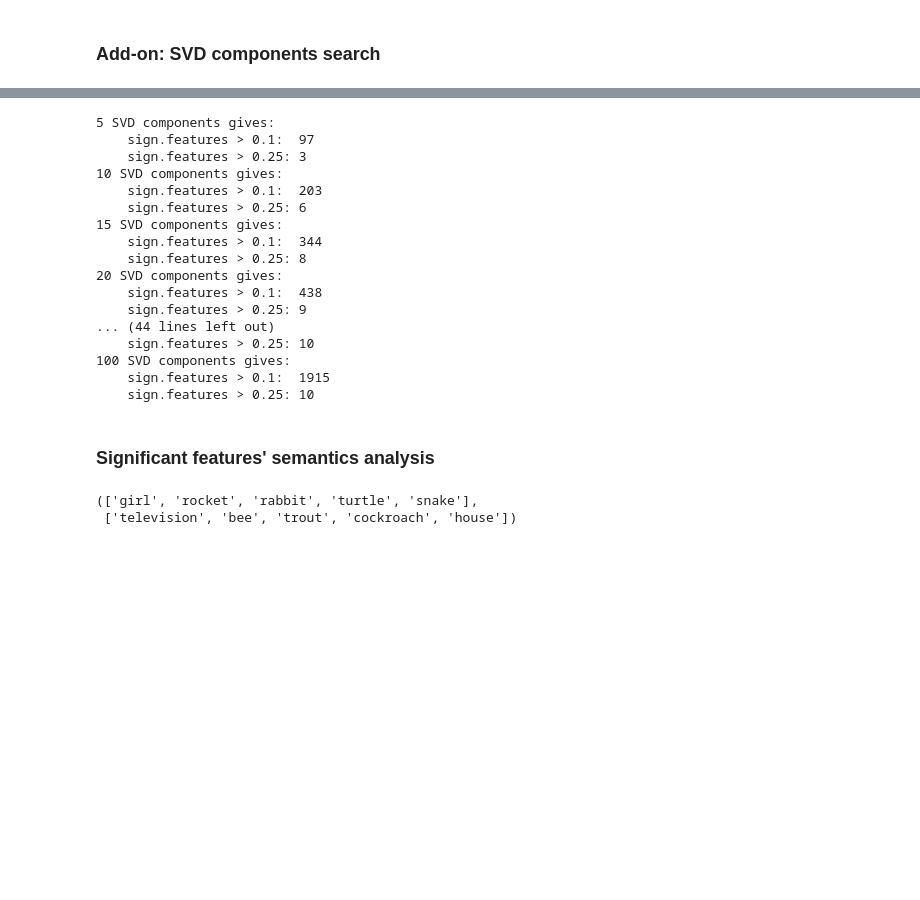
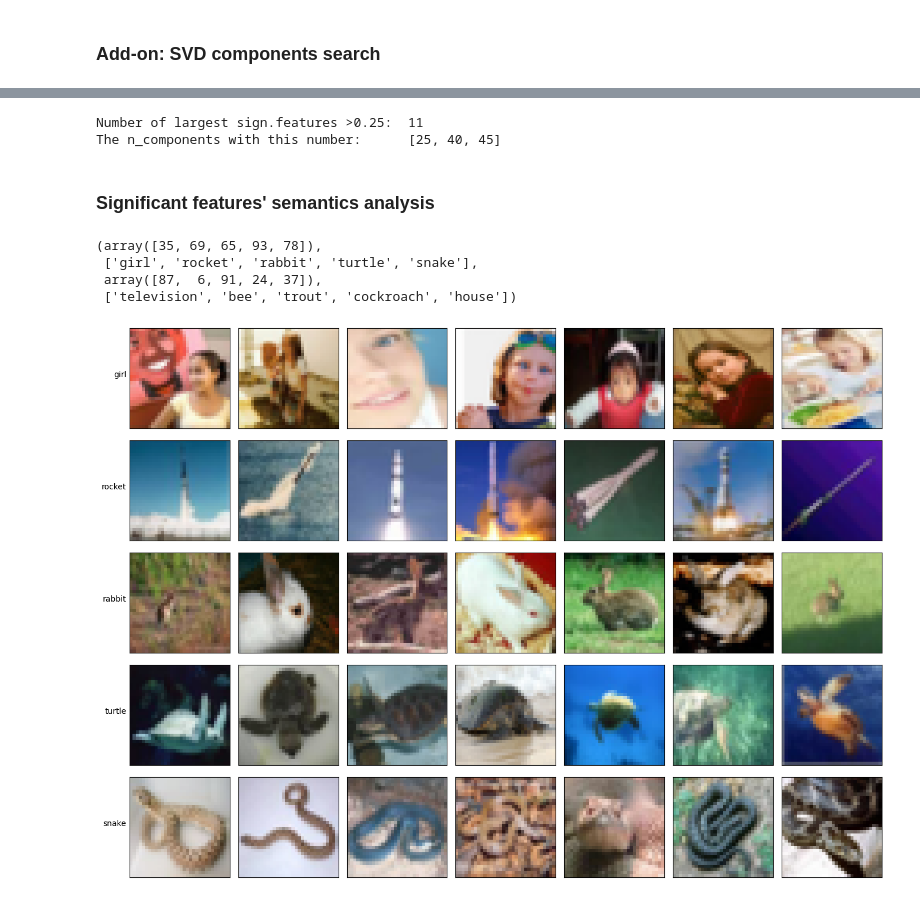
Before and after one commit to Ali-AliAli-Ali/binarize-inverse-interpret, a Jupyter notebook: regnetx_imagenet/bin_features_imagenet_cifar.ipynb, the cells around one changed output, grey strips where cells are left out. Saved outputs shown, nothing was run; the diff lists cells and outputs as text; code cells hidden in the pictures; blank space fills up the shorter version.

Commit message:
Added significant classes examples

```diff
--- a/regnetx_imagenet/bin_features_imagenet_cifar.ipynb
+++ b/regnetx_imagenet/bin_features_imagenet_cifar.ipynb
@@ -377,12 +377,11 @@ def fuse_avgpool_linear(model,
     weights = model.fc.weight.data  # [100, 1008] for RegNetX_3_2 on CIFAR-100
     bias = model.fc.bias.data if (model.fc.bias is not None) else torch.zeros(weights.shape[0])
 
-    # get correct output shape
     with torch.no_grad():
         random_input = torch.randn(1, 3, input_size, input_size).to(device)
         features = model.stem(random_input)
         features = model.trunk_output(features)
-        features = model.avgpool(features)  # shape=[batch, channels, H, W]=[1, 1008, 1, 1] for RegNetX_3_2 on CIFAR-100
+        features = model.avgpool(features)  # shape = [batch, channels, H, W] = [1, 1008, 1, 1] for RegNetX_3_2 on CIFAR-100
         H, W = features.shape[-2:]
 
     divisor = H * W
@@ -399,9 +398,11 @@ def mostleast_signific_classes(weights,
     class_names = dataloader.dataset.classes
 
     return {
-        "top_classes":            [class_names[class_id] for class_id in class_weights[-top_k:]],
+        "top_classes_ids":        class_weights[-top_k:],
+        "top_classes_names":      [class_names[class_id] for class_id in class_weights[-top_k:]],
         "top_classes_weights":    weights[class_weights[-top_k:]],
-        "bottom_classes":         [class_names[class_id] for class_id in class_weights[:top_k]],
+        "bottom_classes_ids":     class_weights[:top_k],
+        "bottom_classes_names":   [class_names[class_id] for class_id in class_weights[:top_k]],
         "bottom_classes_weights": weights[class_weights[:top_k]]
     }
 # %%
@@ -573,31 +586,19 @@ plt.show()
-# %%
-for i in range(len(metrics["n_significant_features_0.25"])):
-    print(f"{n_components_options[i]} SVD components gives:")
-    print("    sign.features > 0.1: ", metrics["n_significant_features_0.1"][i])
-    print("    sign.features > 0.25:", metrics["n_significant_features_0.25"][i])
-# %% [output]
-5 SVD components gives:
-    sign.features > 0.1:  97
-    sign.features > 0.25: 3
-10 SVD components gives:
-    sign.features > 0.1:  203
-    sign.features > 0.25: 6
-15 SVD components gives:
-    sign.features > 0.1:  344
-    sign.features > 0.25: 8
-20 SVD components gives:
-    sign.features > 0.1:  438
-    sign.features > 0.25: 9
-... (44 lines left out)
-    sign.features > 0.25: 10
-100 SVD components gives:
-    sign.features > 0.1:  1915
-    sign.features > 0.25: 10
+# %%
+max_n_sign_features = max(metrics["n_significant_features_0.25"])
+
+print("Number of largest sign.features >0.25: ", max_n_sign_features)
+print("The n_components with this number:     ", [ n_components_options[i] for i in np.where(metrics["n_significant_features_0.25"] == max_n_sign_features)[0] ])
+# %% [output]
+Number of largest sign.features >0.25:  11
+The n_components with this number:      [25, 40, 45]
 # %% [markdown]
 ### Significant features' semantics analysis
 # %%
 top_classes_significance = mostleast_signific_classes(weights_fused.cpu().numpy(), 0, val_loader)
-top_classes_significance["top_classes"], top_classes_significance["bottom_classes"]
+top_classes_significance["top_classes_ids"], top_classes_significance["top_classes_names"], \
+top_classes_significance["bottom_classes_ids"], top_classes_significance["bottom_classes_names"]
 # %% [output]
-(['girl', 'rocket', 'rabbit', 'turtle', 'snake'],
+(array([35, 69, 65, 93, 78]),
+ ['girl', 'rocket', 'rabbit', 'turtle', 'snake'],
+ array([87,  6, 91, 24, 37]),
  ['television', 'bee', 'trout', 'cockroach', 'house'])
@@ -603,0 +655,4 @@ top_classes_significance["top_classes"], top_classes_significance["bottom_classe
+# %%
+display_classes_examples(val_loader, top_classes_significance["top_classes_ids"], 7)
+# %% [output]
+[figure, added]
```
Also changed, not shown: parts of 6 cells of this notebook, 1 other file.
